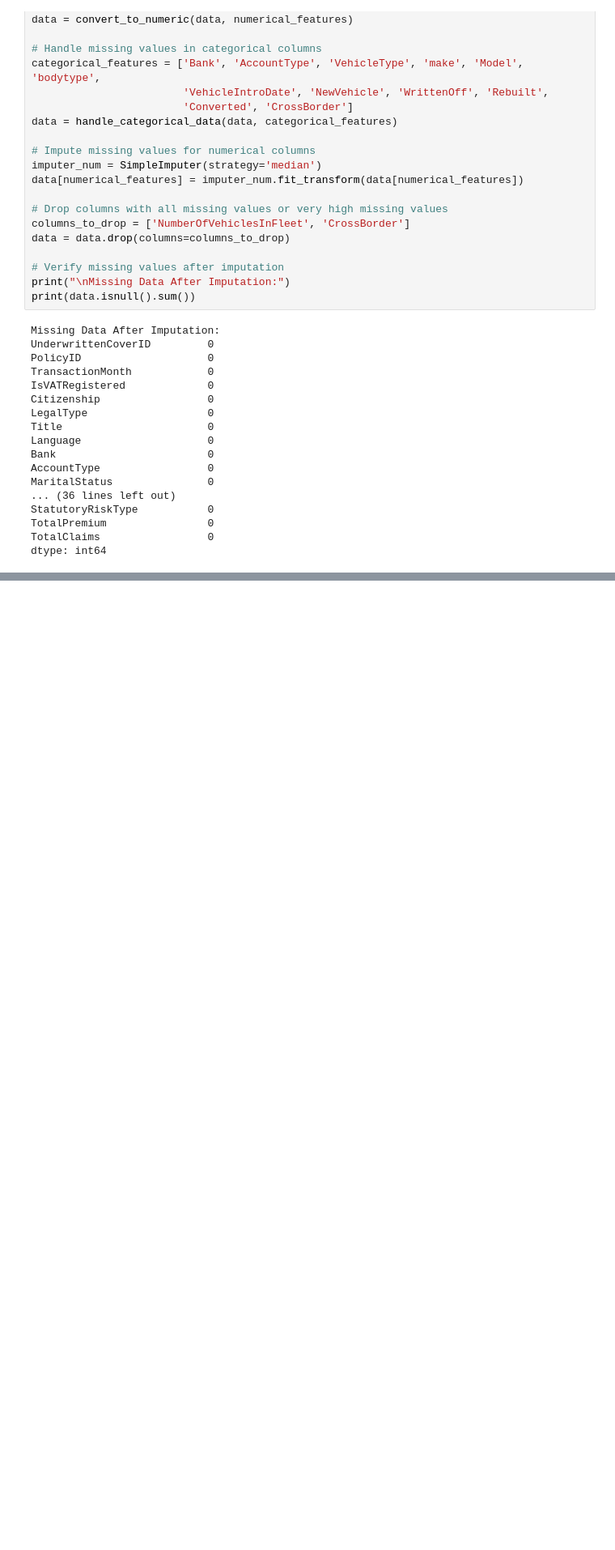
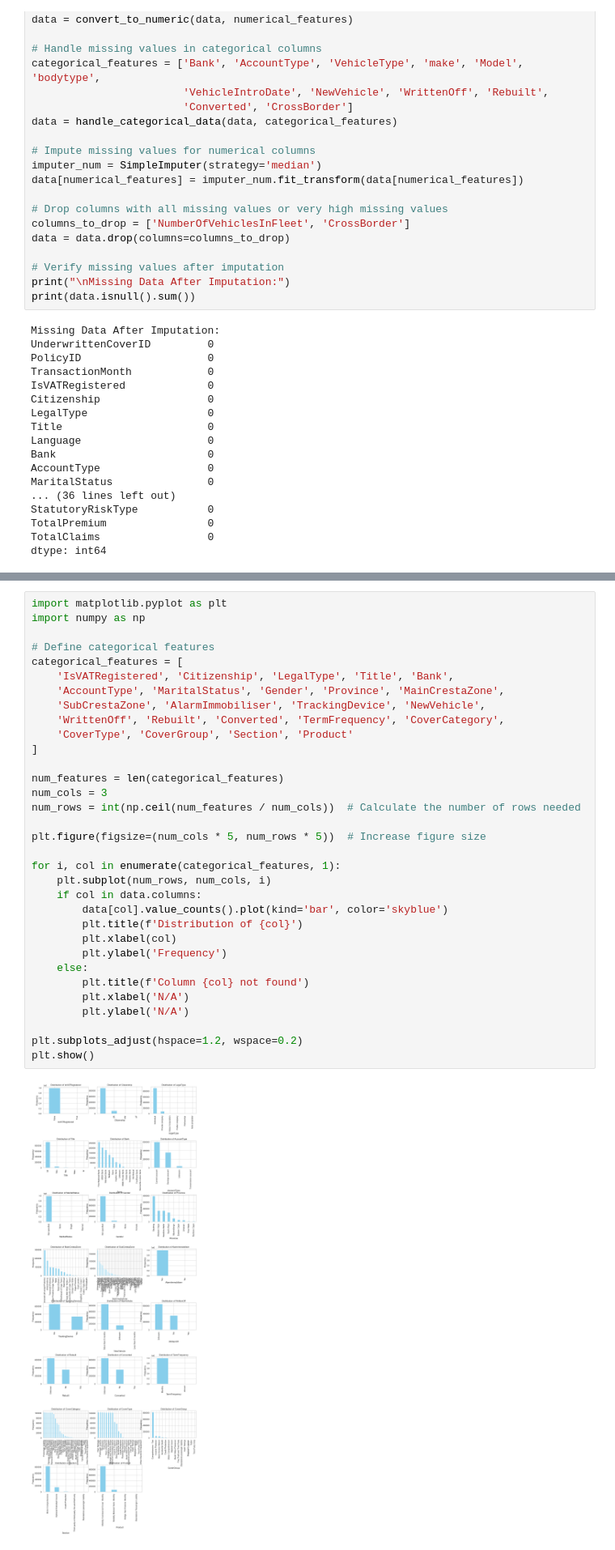
Before and after one commit to Wbam/Week-3, a Jupyter notebook: notebooks/eda_summary.ipynb, the cells around one changed output, grey strips where cells are left out. Shown at 81% size. Cells and saved outputs as stored; diff of their text form; blank space fills up the shorter version.

```diff
--- a/notebooks/eda_summary.ipynb
+++ b/notebooks/eda_summary.ipynb
@@ -193,0 +237,35 @@ dtype: int64
+# %%
+import matplotlib.pyplot as plt
+import numpy as np
+
+# Define categorical features
+categorical_features = [
+    'IsVATRegistered', 'Citizenship', 'LegalType', 'Title', 'Bank',
+    'AccountType', 'MaritalStatus', 'Gender', 'Province', 'MainCrestaZone',
+    'SubCrestaZone', 'AlarmImmobiliser', 'TrackingDevice', 'NewVehicle',
+    'WrittenOff', 'Rebuilt', 'Converted', 'TermFrequency', 'CoverCategory',
+    'CoverType', 'CoverGroup', 'Section', 'Product'
+]
+
+num_features = len(categorical_features)
+num_cols = 3
+num_rows = int(np.ceil(num_features / num_cols))  # Calculate the number of rows needed
+
+plt.figure(figsize=(num_cols * 5, num_rows * 5))  # Increase figure size
+
+for i, col in enumerate(categorical_features, 1):
+    plt.subplot(num_rows, num_cols, i)
+    if col in data.columns:
+        data[col].value_counts().plot(kind='bar', color='skyblue')
+        plt.title(f'Distribution of {col}')
+        plt.xlabel(col)
+        plt.ylabel('Frequency')
+    else:
+        plt.title(f'Column {col} not found')
+        plt.xlabel('N/A')
+        plt.ylabel('N/A')
+
+plt.subplots_adjust(hspace=1.2, wspace=0.2)
+plt.show()
+# %% [output]
+[figure, added]
```
Also changed, not shown: parts of 2 cells of this notebook.
